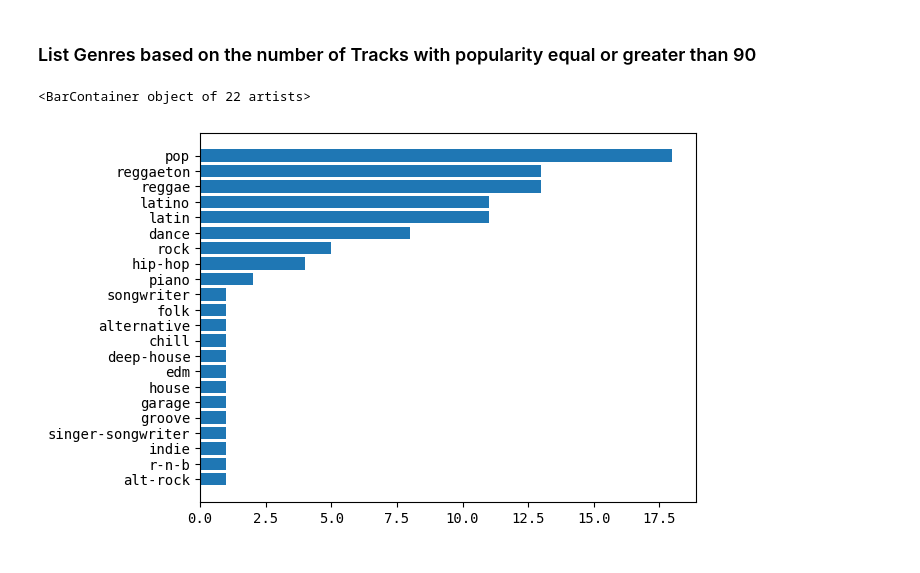
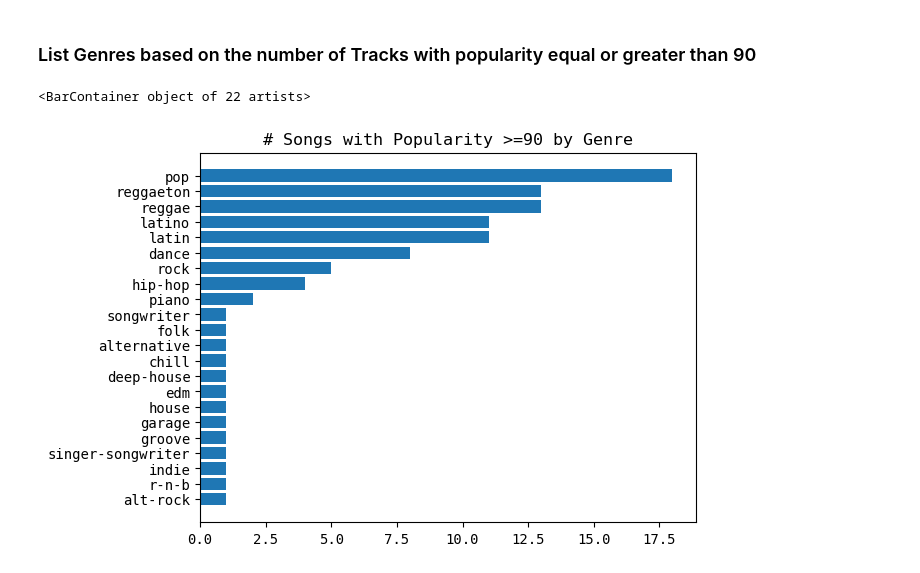
Before and after one commit to nburwick/Targaryen, a Jupyter notebook: TL_BarGraph.ipynb, the cells around one changed output. Saved outputs shown, nothing was run; the diff lists cells and outputs as text; code cells hidden in the pictures.

```diff
--- a/TL_BarGraph.ipynb
+++ b/TL_BarGraph.ipynb
@@ -56,7 +59,8 @@ popularity_count = high_popularity_songs.groupby('track_genre')['track_id'].coun
 popularity_count2 = popularity_count.sort_values(ascending=True)
 # %%
 # Plot the bar chart
+plt.title('# Songs with Popularity >=90 by Genre')
 plt.barh(popularity_count2.index, popularity_count2.values)
 # %% [output]
 <BarContainer object of 22 artists>
-[figure, old version]
+[figure, new version]
```
Also changed, not shown: parts of 1 cell of this notebook.
